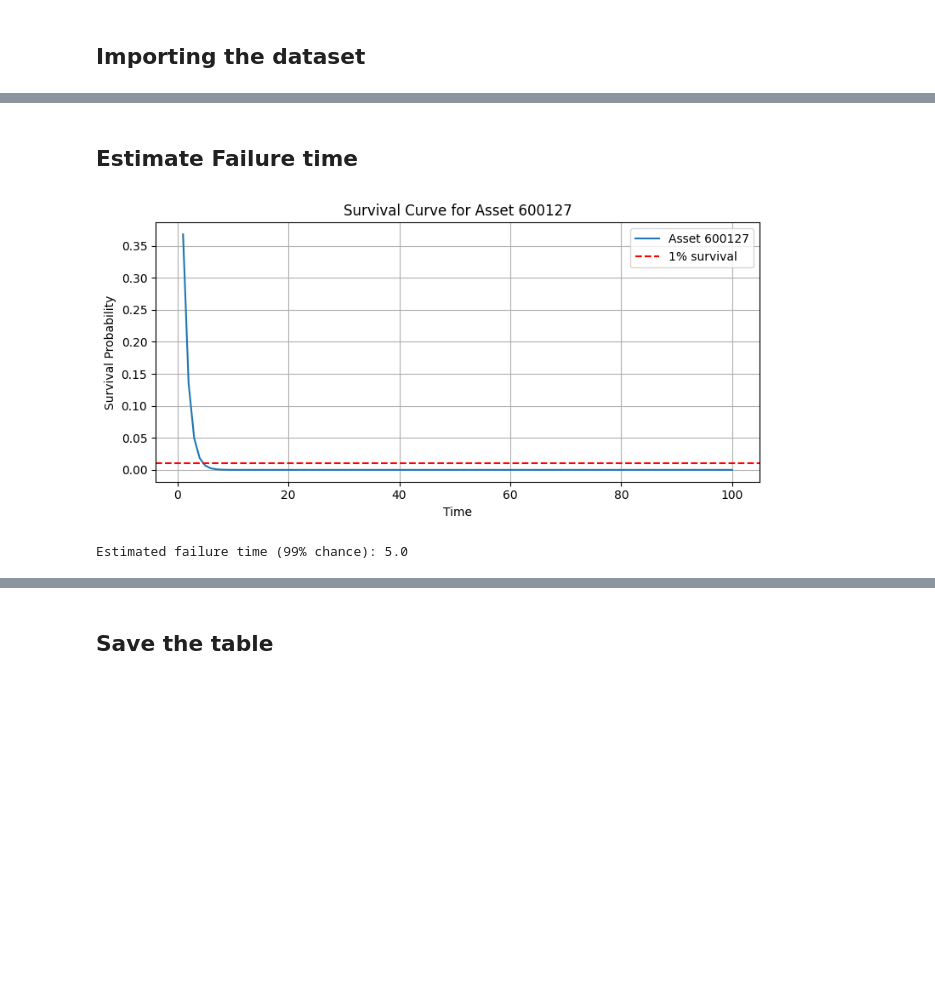
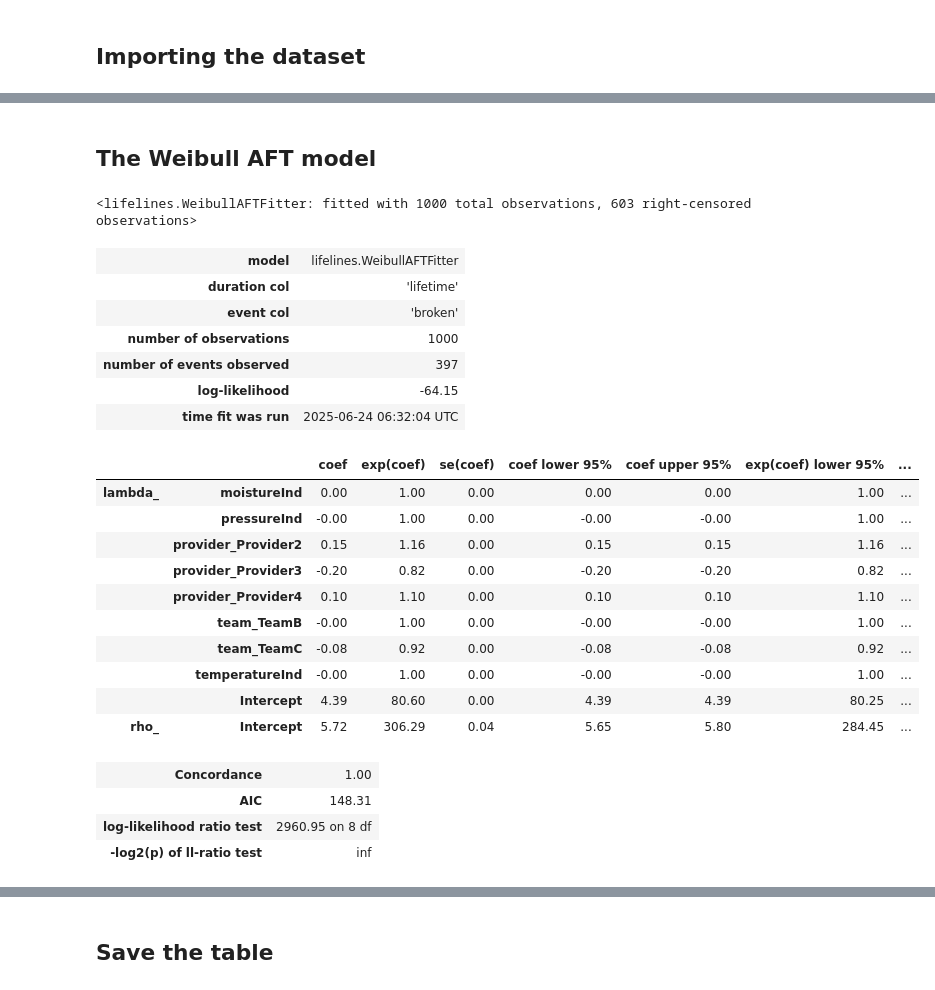
Before and after one commit to lakshmansierra/poc_survival_prediction, a Jupyter notebook: 02-maintenance-Survival/3_maintenance_predictive_analysis.ipynb, the cells around one changed output, grey strips where cells are left out. Drawn from its saved outputs; the diff is of its cells as text; code cells hidden in the pictures; blank space fills up the shorter version.

```diff
--- a/02-maintenance-Survival/3_maintenance_predictive_analysis.ipynb
+++ b/02-maintenance-Survival/3_maintenance_predictive_analysis.ipynb
@@ -226,2 +66,0 @@ dtype: float64
-# %% [markdown]
-## Estimate Failure time
@@ -279,11 +67,33 @@ def estimate_failure_time(model, asset_id, last_known_row, max_horizon=100, step
-# %%
-asset_id = 600127
-model = results[asset_id]["model"]
-last_known_row = asset_dfs[asset_id].iloc[-1].copy()
-
-failure_time, survival_curve = estimate_failure_time(model, asset_id, last_known_row)
-
-print(f"Estimated failure time (99% chance): {failure_time}")
-# %% [output]
-[figure, removed]
-Estimated failure time (99% chance): 5.0
+# %% [markdown]
+## The Weibull AFT model
+# %%
+from lifelines import WeibullAFTFitter
+aft = WeibullAFTFitter()
+aft.fit(df, duration_col='lifetime', event_col='broken')
+# %% [output]
+<lifelines.WeibullAFTFitter: fitted with 1000 total observations, 603 right-censored observations>
+# %%
+aft.print_summary()
+# %% [output]
+| model | lifelines.WeibullAFTFitter |
+| duration col | 'lifetime' |
+| event col | 'broken' |
+| number of observations | 1000 |
+| number of events observed | 397 |
+| log-likelihood | -64.15 |
+| time fit was run | 2025-06-24 06:32:04 UTC |
+|  |  | coef | exp(coef) | se(coef) | coef lower 95% | coef upper 95% | exp(coef) lower 95% | ... |
+| lambda_ | moistureInd | 0.00 | 1.00 | 0.00 | 0.00 | 0.00 | 1.00 | ... |
+|  | pressureInd | -0.00 | 1.00 | 0.00 | -0.00 | -0.00 | 1.00 | ... |
+|  | provider_Provider2 | 0.15 | 1.16 | 0.00 | 0.15 | 0.15 | 1.16 | ... |
+|  | provider_Provider3 | -0.20 | 0.82 | 0.00 | -0.20 | -0.20 | 0.82 | ... |
+|  | provider_Provider4 | 0.10 | 1.10 | 0.00 | 0.10 | 0.10 | 1.10 | ... |
+|  | team_TeamB | -0.00 | 1.00 | 0.00 | -0.00 | -0.00 | 1.00 | ... |
+|  | team_TeamC | -0.08 | 0.92 | 0.00 | -0.08 | -0.08 | 0.92 | ... |
+|  | temperatureInd | -0.00 | 1.00 | 0.00 | -0.00 | -0.00 | 1.00 | ... |
+|  | Intercept | 4.39 | 80.60 | 0.00 | 4.39 | 4.39 | 80.25 | ... |
+| rho_ | Intercept | 5.72 | 306.29 | 0.04 | 5.65 | 5.80 | 284.45 | ... |
+| Concordance | 1.00 |
+| AIC | 148.31 |
+| log-likelihood ratio test | 2960.95 on 8 df |
+| -log2(p) of ll-ratio test | inf |
```
Also changed, not shown: parts of 30 cells of this notebook, 2 other files.
